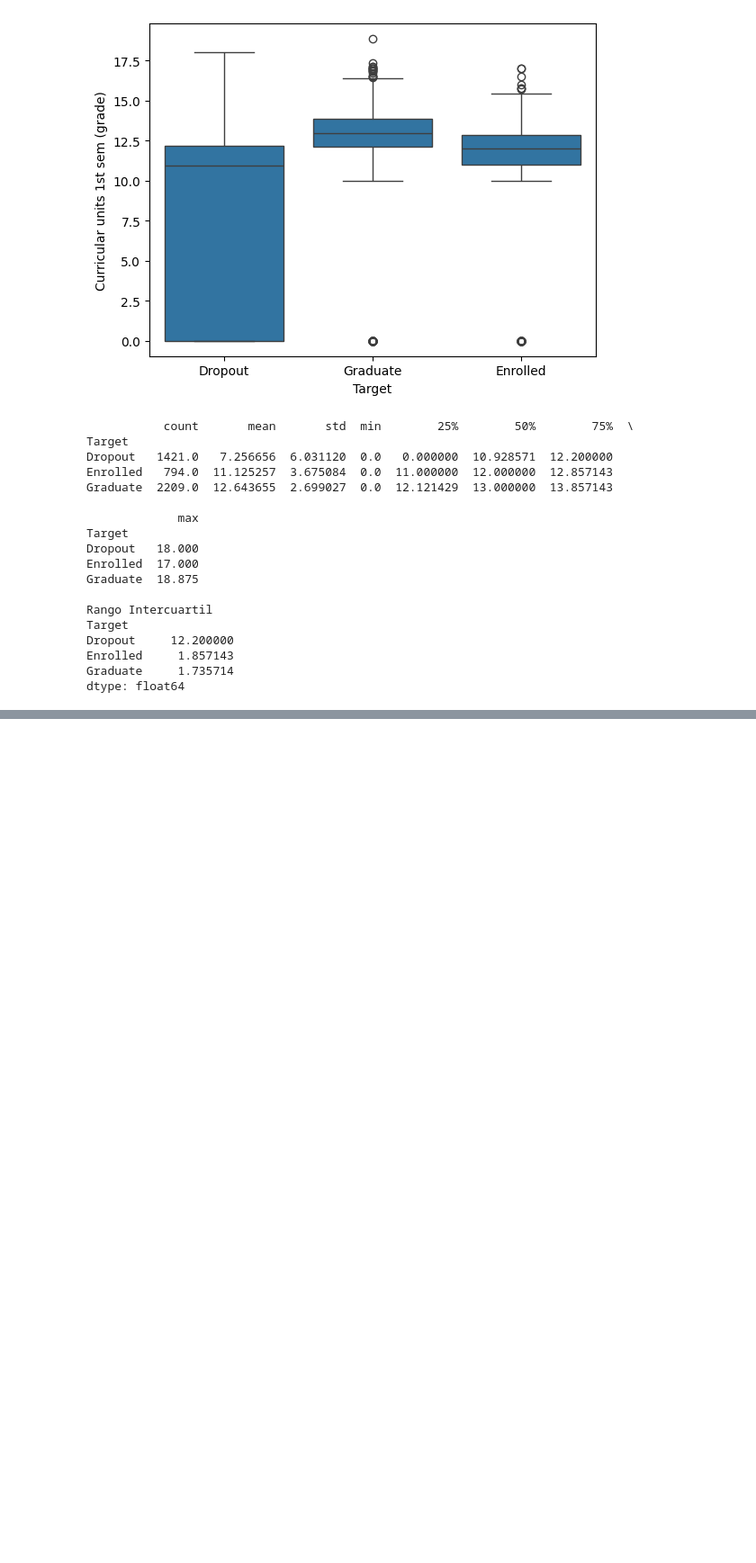
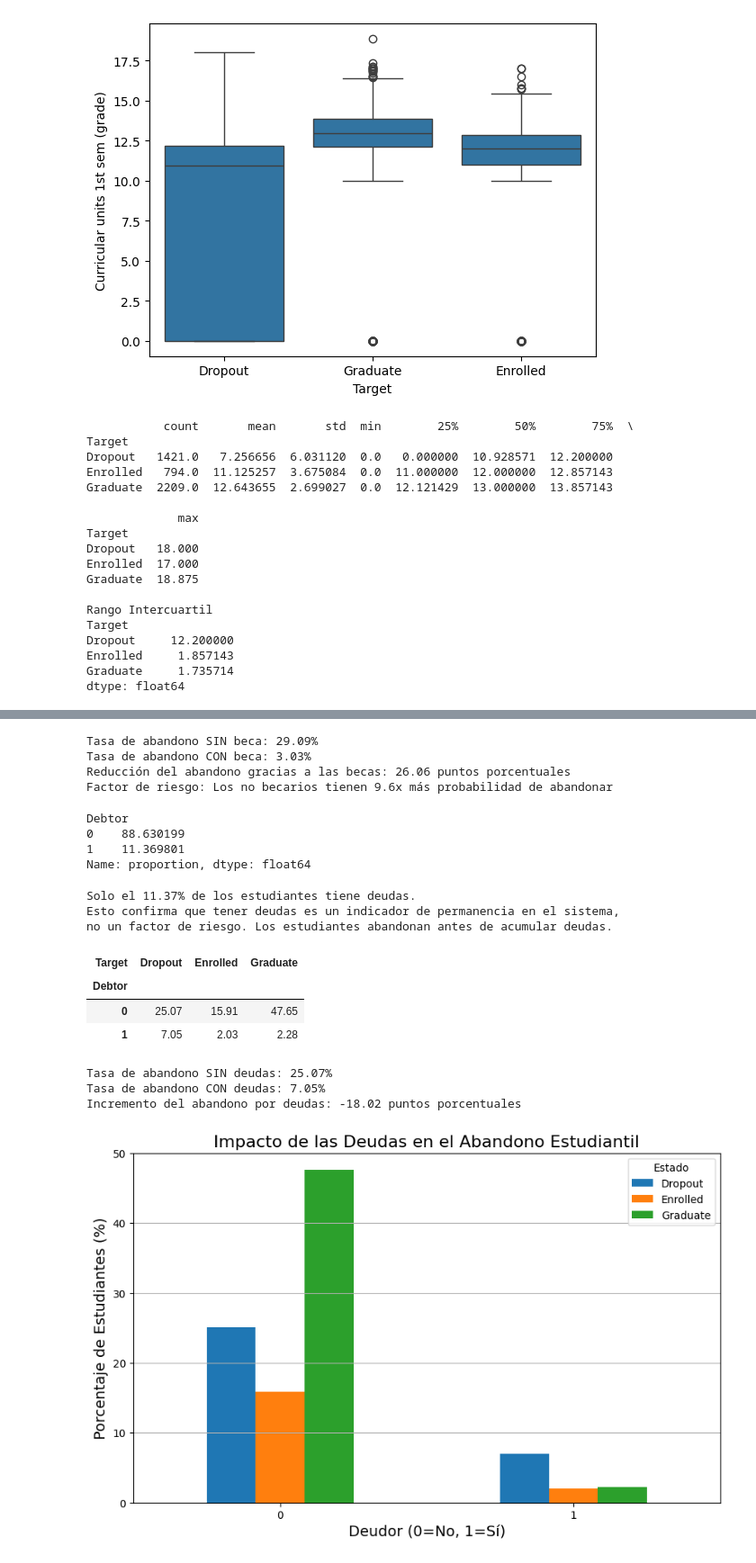
Before and after one commit to SKEIILATT/ProyectoLP_2P, a Jupyter notebook: backend-python/analisis_abandono.ipynb, the cells around one changed output, grey strips where cells are left out. Shown at 90% size. Drawn from its saved outputs; the diff is of its cells as text; code cells hidden in the pictures; blank space fills up the shorter version.

```diff
--- a/backend-python/analisis_abandono.ipynb
+++ b/backend-python/analisis_abandono.ipynb
@@ -132,0 +258,14 @@ Los resultados evidencian diferencias significativas en el rendimiento académic
+# %%
+#Calculando la tasa abandono de no beca y becado
+tasa_no_beca = percent_table.loc[0, 'Dropout']
+tasa_beca = percent_table.loc[1, "Dropout"]
+diff = tasa_no_beca - tasa_beca
+print(f"Tasa de abandono SIN beca: {tasa_no_beca:.2f}%")
+print(f"Tasa de abandono CON beca: {tasa_beca:.2f}%")
+print(f"Reducción del abandono gracias a las becas: {diff:.2f} puntos porcentuales")
+print(f"Factor de riesgo: Los no becarios tienen {tasa_no_beca/tasa_beca:.1f}x más probabilidad de abandonar")
+# %% [output]
+Tasa de abandono SIN beca: 29.09%
+Tasa de abandono CON beca: 3.03%
+Reducción del abandono gracias a las becas: 26.06 puntos porcentuales
+Factor de riesgo: Los no becarios tienen 9.6x más probabilidad de abandonar
@@ -132,0 +295,56 @@ Los resultados evidencian diferencias significativas en el rendimiento académic
+# %%
+#Impacto de las deudas en el abandono, donde 0 es no deudor y 1 es deudor
+df["Debtor"].value_counts()
+print(df["Debtor"].value_counts(normalize=True)*100)
+# %% [output]
+Debtor
+0    88.630199
+1    11.369801
+Name: proportion, dtype: float64
+# %%
+print(f"Solo el 11.37% de los estudiantes tiene deudas.")
+print(f"Esto confirma que tener deudas es un indicador de permanencia en el sistema,")
+print(f"no un factor de riesgo. Los estudiantes abandonan antes de acumular deudas.")
+# %% [output]
+Solo el 11.37% de los estudiantes tiene deudas.
+Esto confirma que tener deudas es un indicador de permanencia en el sistema,
+no un factor de riesgo. Los estudiantes abandonan antes de acumular deudas.
+# %%
+#Creamos la tabla cruzada para analizar estos datos con respecto al target
+tabla_deudas = pd.crosstab(df["Debtor"], df["Target"])
+tabla_deudas_percent = round(pd.crosstab(df["Debtor"], df["Target"], normalize=True)*100,2)
+tabla_deudas_percent
+# %% [output]
+| Target | Dropout | Enrolled | Graduate |
+| Debtor |  |  |  |
+| 0 | 25.07 | 15.91 | 47.65 |
+| 1 | 7.05 | 2.03 | 2.28 |
+# %%
+# Tasa de abandono sin deudas (0)
+tasa_no_deudor = tabla_deudas_percent.loc[0, 'Dropout']
+
+# Tasa de abandono con deudas (1)
+tasa_deudor = tabla_deudas_percent.loc[1, 'Dropout']
+
+# Diferencia
+diff_deudas = tasa_deudor - tasa_no_deudor
+
+print(f"Tasa de abandono SIN deudas: {tasa_no_deudor:.2f}%")
+print(f"Tasa de abandono CON deudas: {tasa_deudor:.2f}%")
+print(f"Incremento del abandono por deudas: {diff_deudas:.2f} puntos porcentuales")
+# %% [output]
+Tasa de abandono SIN deudas: 25.07%
+Tasa de abandono CON deudas: 7.05%
+Incremento del abandono por deudas: -18.02 puntos porcentuales
+# %%
+# Barras agrupadas o apiladas
+tabla_deudas_percent.plot(kind='bar', figsize=(10,6))
+plt.title("Impacto de las Deudas en el Abandono Estudiantil", fontsize=16)
+plt.xlabel("Deudor (0=No, 1=Sí)", fontsize=14)
+plt.ylabel("Porcentaje de Estudiantes (%)", fontsize=14)
+plt.xticks(rotation=0)
+plt.legend(title='Estado')
+plt.grid(axis='y')
+plt.show()
+# %% [output]
+[figure, added]
```
Also changed, not shown: parts of 24 cells of this notebook, 1 other file.
